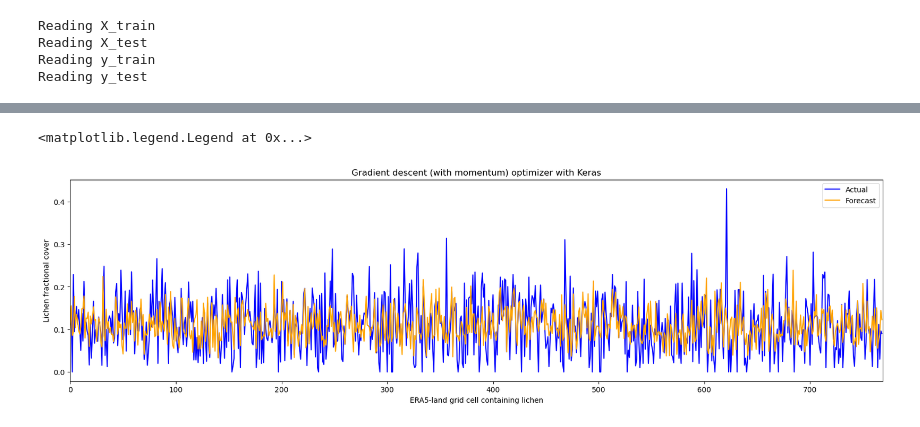
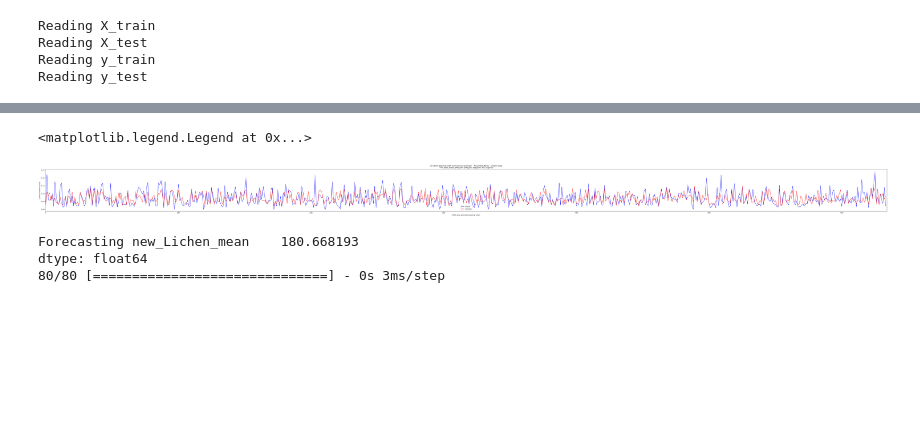
Before and after one commit to j34ni/Vegetation_in_Troms_and_Finnmark, a Jupyter notebook: train_mean.ipynb, the cells around one changed output, grey strips where cells are left out. Saved outputs shown, nothing was run; the diff lists cells and outputs as text; code cells hidden in the pictures; blank space fills up the shorter version.

```diff
--- a/train_mean.ipynb
+++ b/train_mean.ipynb
@@ -38,7 +39,7 @@ print('Output layers = ', Olayers)
 print('Hidden layer activation = ', Hactivation)
 print('Output layer activation = ', Oactivation)
 print('Epochs = ', epochs)
-expname = 'TP2_mean_' + str(Hlayers) + 'Hlayers-' + str(Olayers) + 'Olayers-' + str(epochs) + 'epochs-' + Hactivation + '-' + Oactivation
+expname = 'TP3_365d_mean_' + str(Hlayers) + 'Hlayers-' + str(Olayers) + 'Olayers-' + str(epochs) + 'epochs-' + Hactivation + '-' + Oactivation
 print('Experiment name = ', expname)
 # %% [output]
 Hidden layers =  8
@@ -52,22 +53,22 @@ Experiment name =  TP2_mean_8Hlayers-1Olayers-32epochs-relu-sigmoid
 path = '/home/jovyan/Arctic/Vegetation_in_Troms_and_Finnmark/data/'
 
 print('Reading X_train')
-X_train_file = os.path.join(path, 'X_mean_tp2_train.hdf')
+X_train_file = os.path.join(path, 'X_mean_tp3_train.hdf')
 X_train = pd.read_hdf(X_train_file)
 X_train.fillna(0, inplace=True)
 
 print('Reading X_test')
-X_test_file = os.path.join(path, 'X_mean_tp2_test.hdf')
+X_test_file = os.path.join(path, 'X_mean_tp3_test.hdf')
 X_test = pd.read_hdf(X_test_file)
 X_test.fillna(0, inplace=True)
 
 print('Reading y_train')
-y_train_file = os.path.join(path, 'y_mean_tp2_train.hdf')
+y_train_file = os.path.join(path, 'y_mean_tp3_train.hdf')
 y_train = pd.read_hdf(y_train_file)
 y_train.fillna(0, inplace=True)
 
 print('Reading y_test')
-y_test_file = os.path.join(path, 'y_mean_tp2_test.hdf')
+y_test_file = os.path.join(path, 'y_mean_tp3_test.hdf')
 y_test = pd.read_hdf(y_test_file)
 y_test.fillna(0, inplace=True)
 # %% [output]
@@ -97,9 +98,15 @@ print('Creating the model')
 model = keras.Model(inputs=inputs, outputs=output_layer)
 model.summary()
 
+#opt = keras.optimizers.SGD(learning_rate=0.01, momentum=0.2)
+opt = keras.optimizers.Adadelta(learning_rate=0.1, rho=0.95, epsilon=1e-07)
+
 # Compile the model with a Mean Square Error loss function and the Adam optimizer
 print('Compiling the model')
-model.compile(optimizer='sgd', loss=keras.losses.LogCosh())
+#model.compile(optimizer='sgd', loss=keras.losses.LogCosh())
+#model.compile(optimizer='sgd', loss=keras.losses.MeanSquaredError())
+#model.compile(optimizer='sgd', loss=keras.losses.MeanSquaredLogarithmicError())
+model.compile(optimizer= opt, loss=keras.losses.Huber())
 # %% [output]
 Instantiating the Keras input class
 Creating the hidden layer
@@ -193,3 +199,2 @@ y_test.to_csv(filename, header=True, index=None, sep=',')
 # %%
-y_test = y_test.reset_index()
-y_test = y_test.drop(columns=['index'])
+y_test = y_test.reset_index().drop(columns=['index'])
@@ -217,19 +227,28 @@ plt.show()
 # %%
-# Predictions vs. True Values PLOT
-import matplotlib.pyplot as plt
+# Forecast vs. actual Values linear-plot
 
-fig = plt.figure(figsize=(20, 5))
+fig = plt.figure(figsize=(100, 5))
 ax = fig.add_subplot(111)
 
 plt.plot(y_test, c = 'blue')
-plt.plot(y_forecast, c = 'orange')
+plt.plot(y_forecast, c = 'red')
+#plt.plot(x_test, c = 'yellow')
 
 plt.ylabel('Lichen fractional cover')
 plt.xlabel('ERA5-land grid cell containing lichen')
-plt.title('Gradient descent (with momentum) optimizer with Keras')
+plt.title('Gradient descent (with momentum) optimizer - Tensorflow/Keras - Unseen data\n' + expname)
 
 plt.xlim(0., len(y_test))
 ax.legend(['Actual', 'Forecast'])
+#ax.legend(['Actual', 'Forecast', 'Old'])
 # %% [output]
 <matplotlib.legend.Legend at 0x...>
-[figure, old version]
+[figure, new version]
+# %%
+# Perform a prediction on the training data
+print('Forecasting', y_train.sum())
+y_check = model.predict(X_train).tolist()
+# %% [output]
+Forecasting new_Lichen_mean    180.668193
+dtype: float64
+80/80 [==============================] - 0s 3ms/step
```
Also changed, not shown: parts of 20 cells of this notebook, 4 other files.
